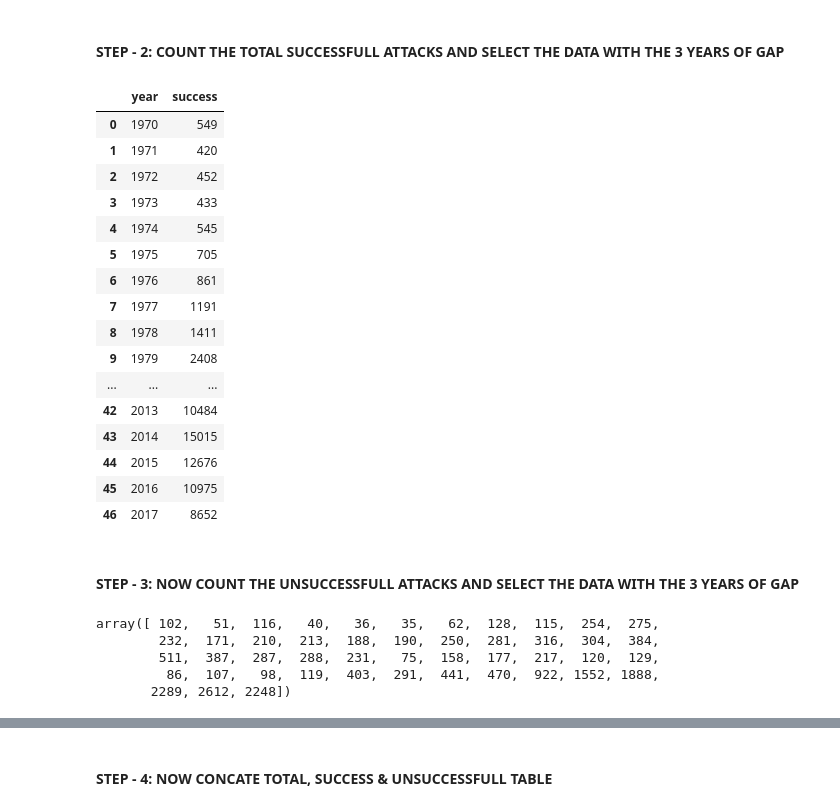
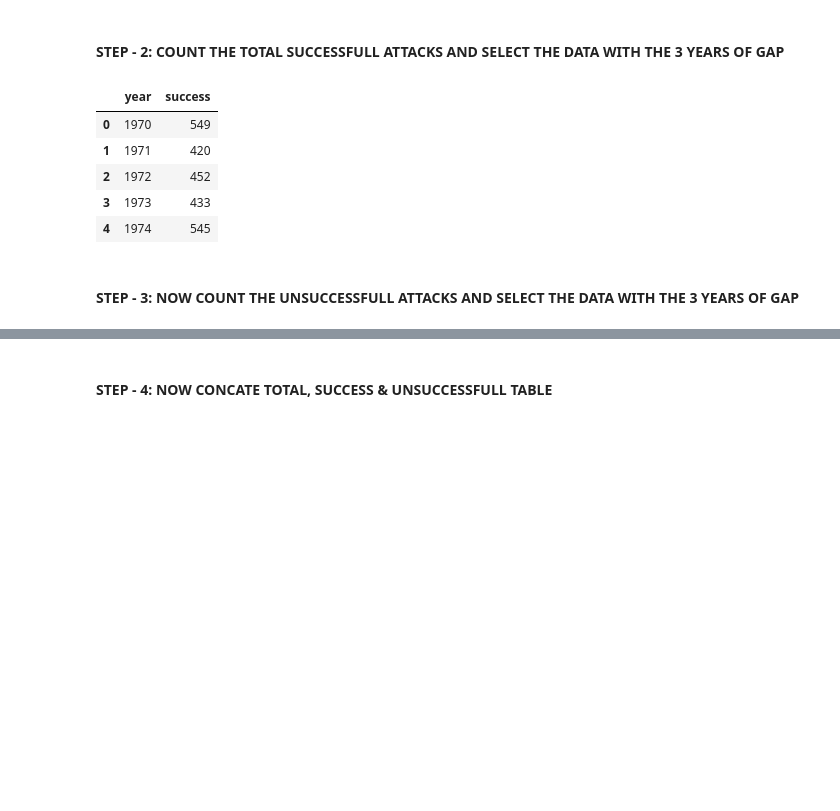
Before and after one commit to NEEL5252/Global-Data-Analysis, a Jupyter notebook: Analyzing_of_the_global_terrorism_dataset.ipynb, the cells around one changed output, grey strips where cells are left out. Saved outputs shown, nothing was run; the diff lists cells and outputs as text; code cells hidden in the pictures; blank space fills up the shorter version.

```diff
--- a/Analyzing_of_the_global_terrorism_dataset.ipynb
+++ b/Analyzing_of_the_global_terrorism_dataset.ipynb
@@ -385,31 +359,17 @@ successfullAttacks = globalTd.groupby('iyear')['success'].sum().reset_index()
 # %%
 # Rename the columns
 successfullAttacks.rename(columns={'iyear':'year'}, inplace=True)
-# %%
-# Now select the data with the gap of three years
-successfullAttacks = successfullAttacks[::3]
 # %%
 successfullAttacks.reset_index(drop=True, inplace=True)
 # %%
-successfullAttacks
+successfullAttacks.head()
 # %% [output]
 |  | year | success |
 | 0 | 1970 | 549 |
 | 1 | 1971 | 420 |
 | 2 | 1972 | 452 |
 | 3 | 1973 | 433 |
 | 4 | 1974 | 545 |
-| 5 | 1975 | 705 |
-| 6 | 1976 | 861 |
-| 7 | 1977 | 1191 |
-| 8 | 1978 | 1411 |
-| 9 | 1979 | 2408 |
-| ... | ... | ... |
-| 42 | 2013 | 10484 |
-| 43 | 2014 | 15015 |
-| 44 | 2015 | 12676 |
-| 45 | 2016 | 10975 |
-| 46 | 2017 | 8652 |
 # %% [markdown]
 #### **STEP - 3**: NOW COUNT THE UNSUCCESSFULL ATTACKS AND SELECT THE DATA WITH THE 3 YEARS OF GAP
 # %%
@@ -420,14 +380,6 @@ successArray = np.array(successfullAttacks['success'])
 # %%
 # Now unsuccessfull attacks
 unsuccessArray = totalArray - successArray
-# %%
-unsuccessArray
-# %% [output]
-array([ 102,   51,  116,   40,   36,   35,   62,  128,  115,  254,  275,
-        232,  171,  210,  213,  188,  190,  250,  281,  316,  304,  384,
-        511,  387,  287,  288,  231,   75,  158,  177,  217,  120,  129,
-         86,  107,   98,  119,  403,  291,  441,  470,  922, 1552, 1888,
-       2289, 2612, 2248])
 # %%
 # Make table of unsuccessArray
 data = {
```
Also changed, not shown: parts of 19 cells of this notebook.
